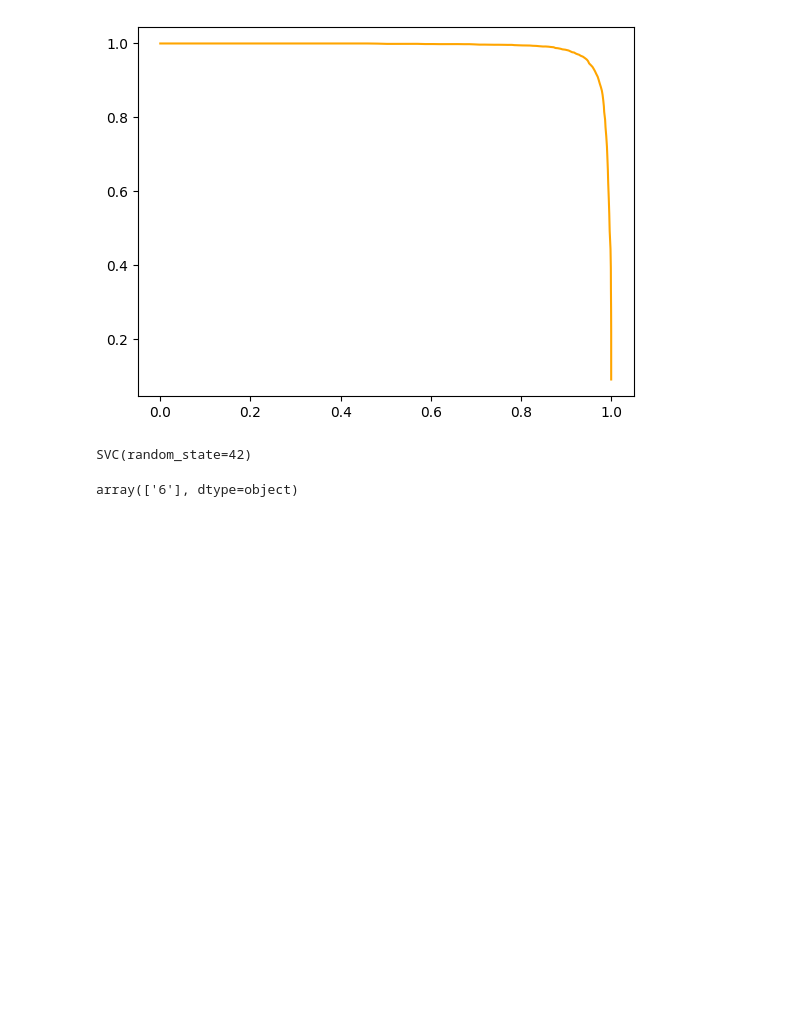
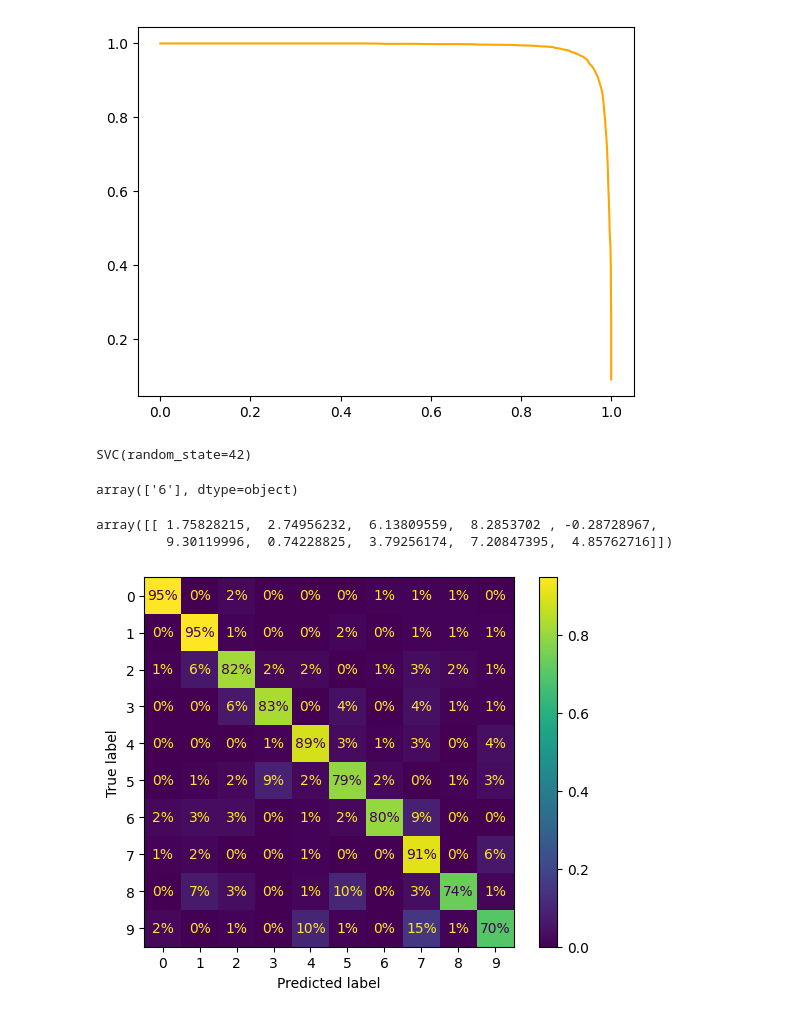
Before and after one commit to 26th-Official/ML-ver.1, a Jupyter notebook: Classification.ipynb, the cells around one changed output. Saved outputs shown, nothing was run; the diff lists cells and outputs as text; code cells hidden in the pictures; blank space fills up the shorter version.

```diff
--- a/Classification.ipynb
+++ b/Classification.ipynb
@@ -145,7 +149,7 @@ plt.show()
 [figure]
 # %%
 svc_model = SVC(random_state=42)
-svc_model.fit(x_train[:2000],y_train[:2000])
+svc_model.fit(x_train[:1000],y_train[:1000])
 # %% [output]
 SVC(random_state=42)
 # %%
@@ -153,4 +157,15 @@ svc_model.predict([X[6000]])
 # %% [output]
 array(['6'], dtype=object)
 # %%
-svc_desc = svc_model.decision_function(x_train[:2000])
+svc_desc = svc_model.decision_function([x_train[0]])
+svc_desc
+# %% [output]
+array([[ 1.75828215,  2.74956232,  6.13809559,  8.2853702 , -0.28728967,
+         9.30119996,  0.74228825,  3.79256174,  7.20847395,  4.85762716]])
+# %%
+svc_pred = cross_val_predict(svc_model,x_train_std[:1000],y_train[:1000],cv=3)
+# %%
+ConfusionMatrixDisplay.from_predictions(y_train[:1000],svc_pred,normalize="true",values_format=".0%")
+plt.show()
+# %% [output]
+[figure, added]
```
Also changed, not shown: parts of 1 cell of this notebook.
